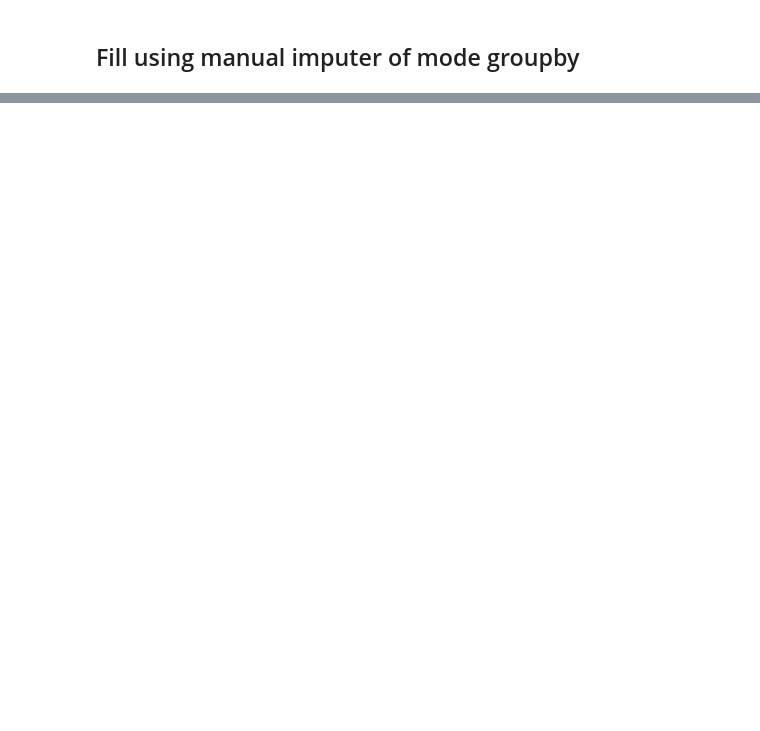
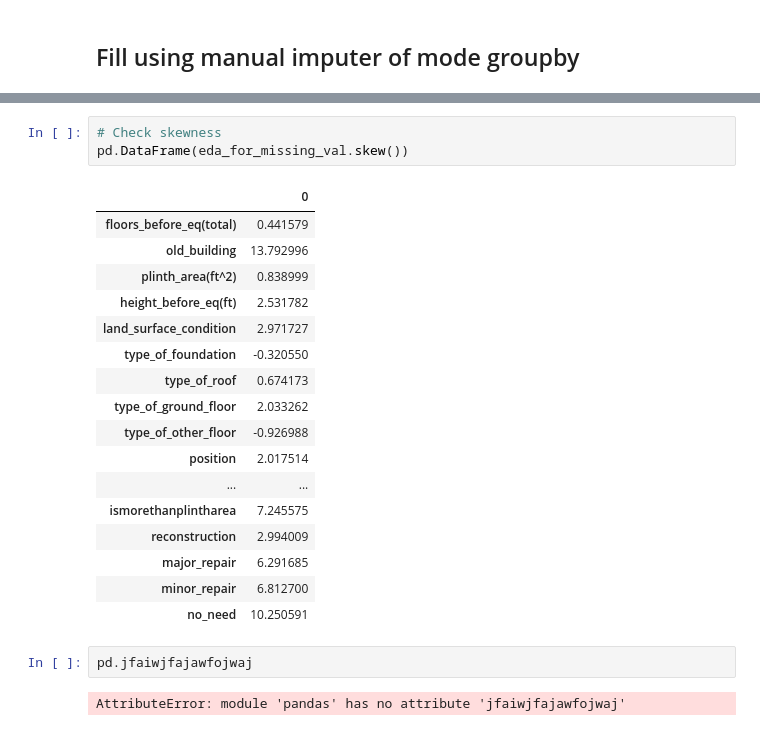
Before and after one commit to elskow/Data-Elims, a Jupyter notebook: 2-DataInterpolation/data_interpolation.ipynb, the cells around one changed output, grey strips where cells are left out. Drawn from its saved outputs; the diff is of its cells as text; blank space fills up the shorter version.

```diff
--- a/2-DataInterpolation/data_interpolation.ipynb
+++ b/2-DataInterpolation/data_interpolation.ipynb
@@ -179,3 +162,28 @@ fill_na_using_mode_categorical(train_data,'residential_type',
+# %%
+# Check skewness
+pd.DataFrame(eda_for_missing_val.skew())
+# %% [output]
+|  | 0 |
+| floors_before_eq(total) | 0.441579 |
+| old_building | 13.792996 |
+| plinth_area(ft^2) | 0.838999 |
+| height_before_eq(ft) | 2.531782 |
+| land_surface_condition | 2.971727 |
+| type_of_foundation | -0.320550 |
+| type_of_roof | 0.674173 |
+| type_of_ground_floor | 2.033262 |
+| type_of_other_floor | -0.926988 |
+| position | 2.017514 |
+| ... | ... |
+| ismorethanplintharea | 7.245575 |
+| reconstruction | 2.994009 |
+| major_repair | 6.291685 |
+| minor_repair | 6.812700 |
+| no_need | 10.250591 |
+# %%
+pd.jfaiwjfajawfojwaj
+# %% [output]
+AttributeError: module 'pandas' has no attribute 'jfaiwjfajawfojwaj'
 # %%
 print("Missing values in each column: \n\n")
 df = pd.DataFrame(train_data.isnull().sum(), columns=['Missing values'])
```
Also changed, not shown: parts of 8 cells of this notebook, 1 other file.
